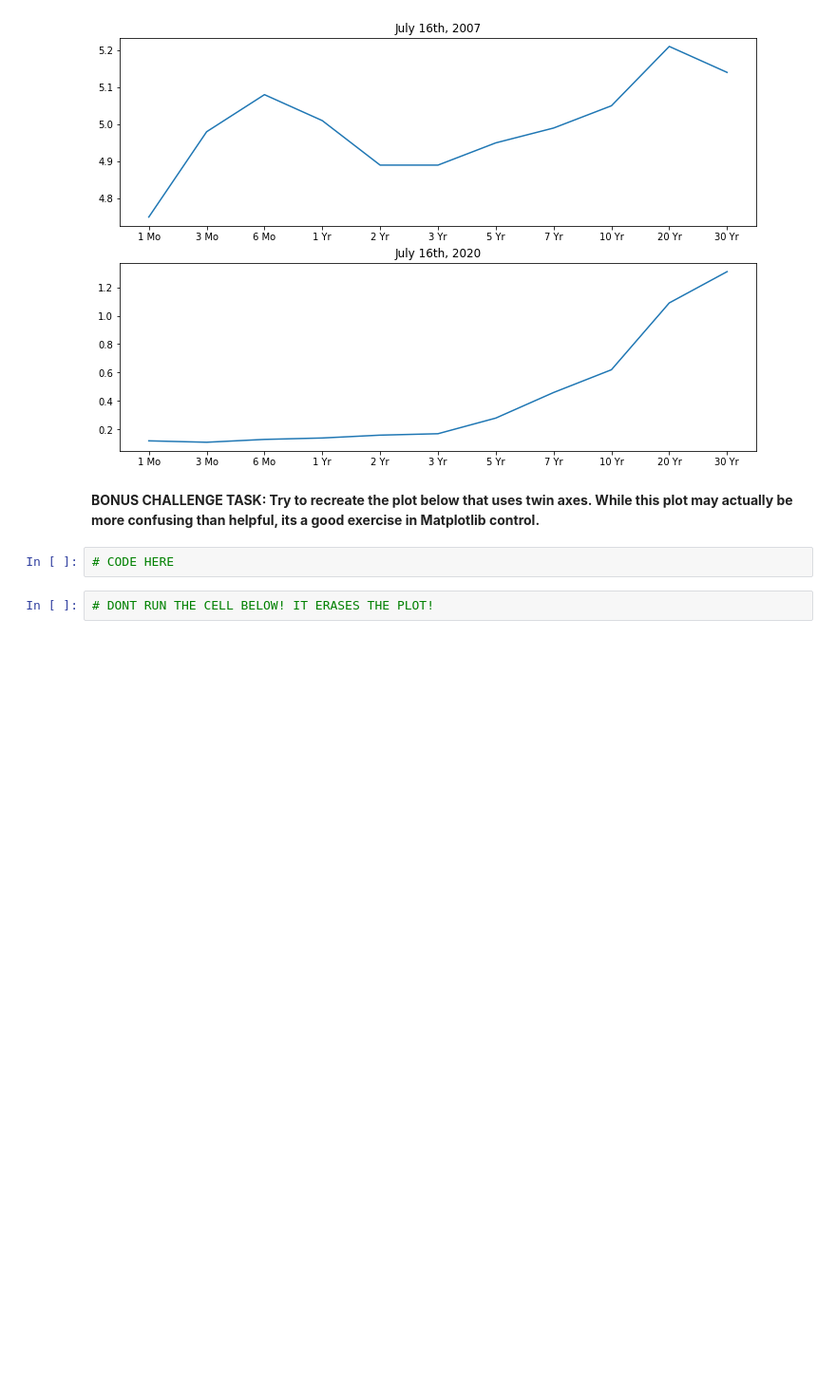
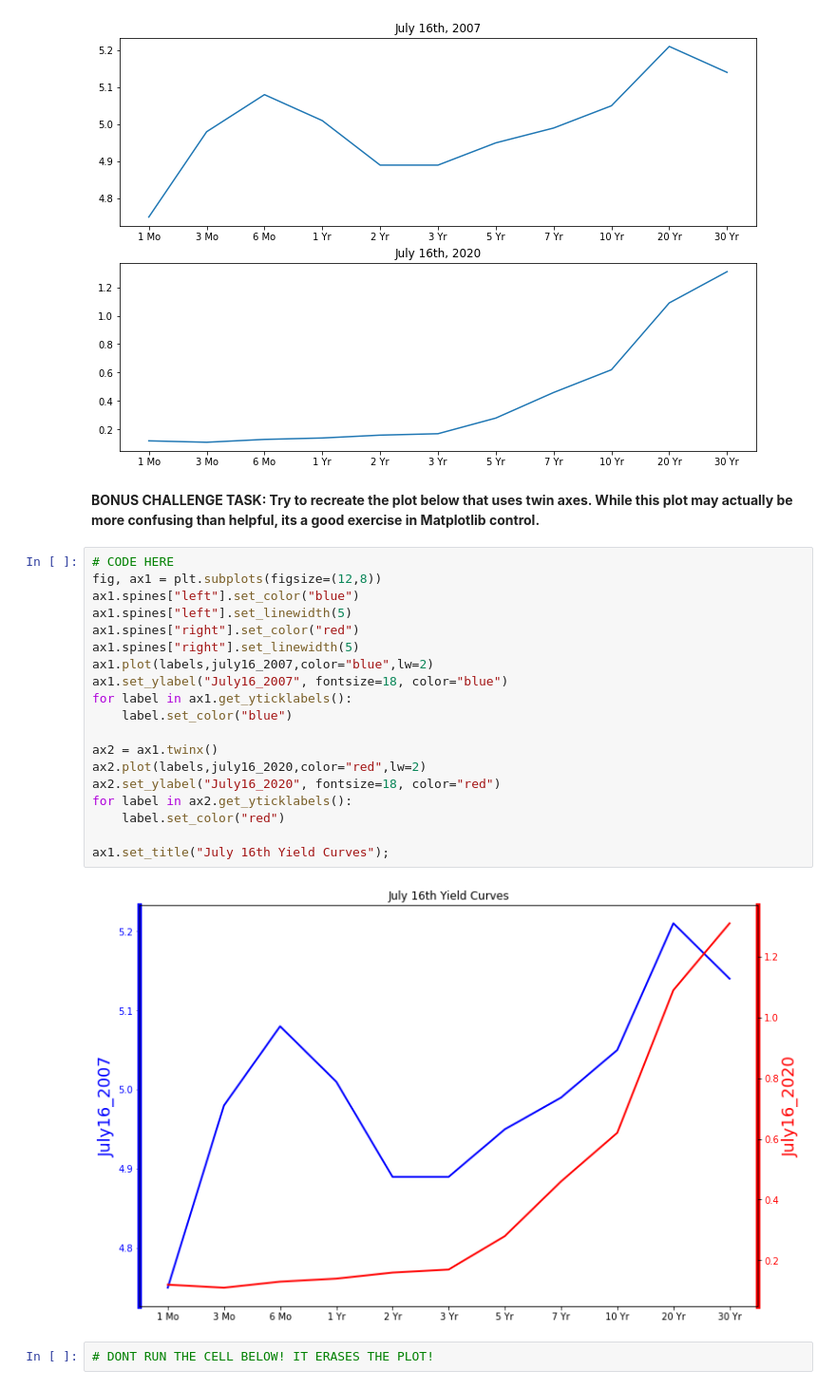
Before and after one commit to Ertugrul-Kurubal/DVwPy-Assigments, a Jupyter notebook: Matplotlib Assigment-1.ipynb, the cells around one changed output. Shown at 95% size. Drawn from its saved outputs; the diff is of its cells as text; blank space fills up the shorter version.

```diff
--- a/Matplotlib Assigment-1.ipynb
+++ b/Matplotlib Assigment-1.ipynb
@@ -169,8 +172,27 @@ ax[1].set_title("July16_2020");
 [figure]
 # %% [markdown]
 **BONUS CHALLENGE TASK: Try to recreate the plot below that uses twin axes. While this plot may actually be more confusing than helpful, its a good exercise in Matplotlib control.**
-# %%
-# CODE HERE
+# %%
+# CODE HERE
+fig, ax1 = plt.subplots(figsize=(12,8))
+ax1.spines["left"].set_color("blue")
+ax1.spines["left"].set_linewidth(5)
+ax1.spines["right"].set_color("red")
+ax1.spines["right"].set_linewidth(5)
+ax1.plot(labels,july16_2007,color="blue",lw=2)
+ax1.set_ylabel("July16_2007", fontsize=18, color="blue")
+for label in ax1.get_yticklabels():
+    label.set_color("blue")
+
+ax2 = ax1.twinx()
+ax2.plot(labels,july16_2020,color="red",lw=2)
+ax2.set_ylabel("July16_2020", fontsize=18, color="red")
+for label in ax2.get_yticklabels():
+    label.set_color("red")
+
+ax1.set_title("July 16th Yield Curves");
+# %% [output]
+[figure, added]
 # %%
 # DONT RUN THE CELL BELOW! IT ERASES THE PLOT!
 # %%
```
Also changed, not shown: parts of 1 cell of this notebook.
